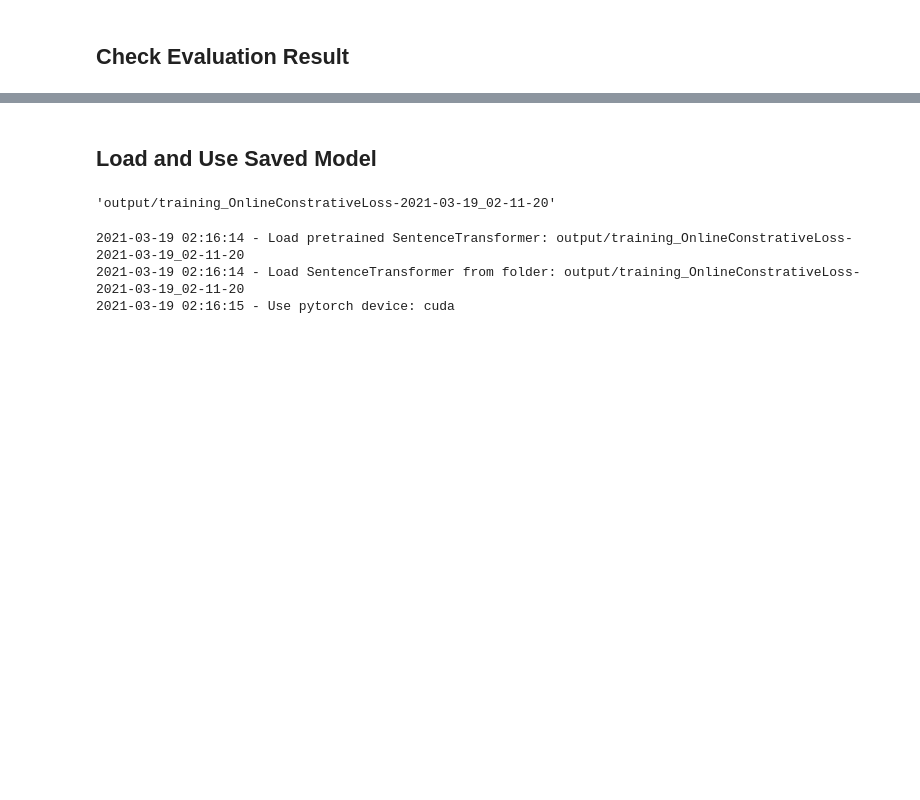
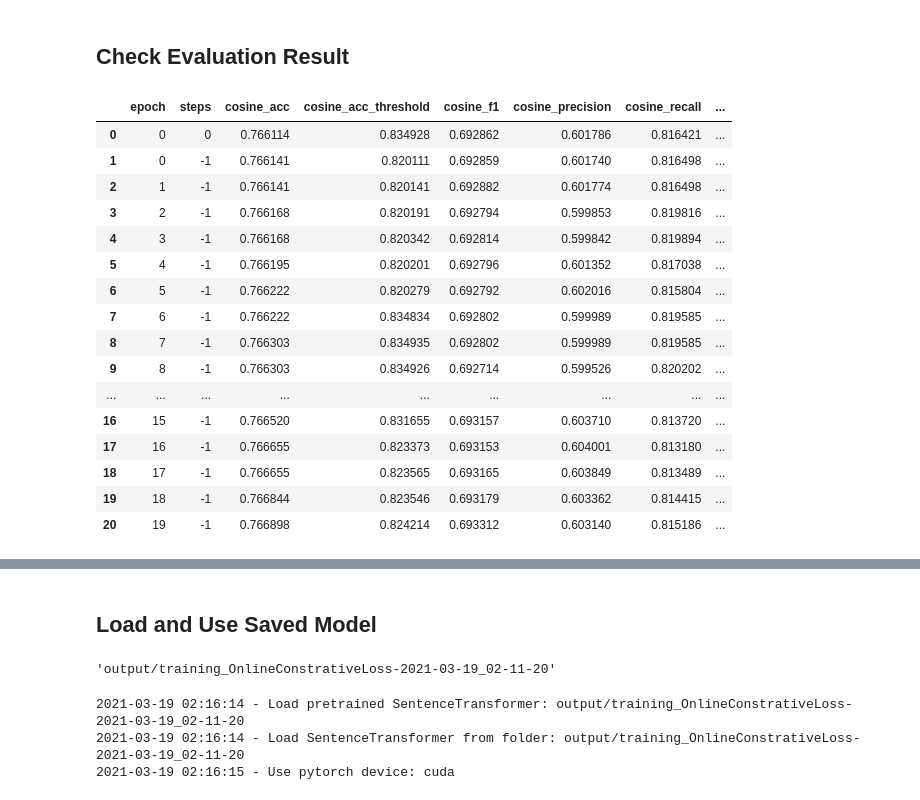
Before and after one commit to dk-wei/super-duper-transformer, a Jupyter notebook: Sentence_Transformers_(Siamese_Network_+_Bert)_Modeling_ipynb.ipynb, the cells around one changed output, grey strips where cells are left out. Cells and saved outputs as stored; diff of their text form; code cells hidden in the pictures; blank space fills up the shorter version.

```diff
--- a/Sentence_Transformers_(Siamese_Network_+_Bert)_Modeling_ipynb.ipynb
+++ b/Sentence_Transformers_(Siamese_Network_+_Bert)_Modeling_ipynb.ipynb
@@ -843,5 +844,25 @@ model.fit(train_objectives=[(train_dataloader, train_loss)],
 # %% [markdown]
 ## Check Evaluation Result
+# %%
+eval
+# %% [output]
+|  | epoch | steps | cosine_acc | cosine_acc_threshold | cosine_f1 | cosine_precision | cosine_recall | ... |
+| 0 | 0 | 0 | 0.766114 | 0.834928 | 0.692862 | 0.601786 | 0.816421 | ... |
+| 1 | 0 | -1 | 0.766141 | 0.820111 | 0.692859 | 0.601740 | 0.816498 | ... |
+| 2 | 1 | -1 | 0.766141 | 0.820141 | 0.692882 | 0.601774 | 0.816498 | ... |
+| 3 | 2 | -1 | 0.766168 | 0.820191 | 0.692794 | 0.599853 | 0.819816 | ... |
+| 4 | 3 | -1 | 0.766168 | 0.820342 | 0.692814 | 0.599842 | 0.819894 | ... |
+| 5 | 4 | -1 | 0.766195 | 0.820201 | 0.692796 | 0.601352 | 0.817038 | ... |
+| 6 | 5 | -1 | 0.766222 | 0.820279 | 0.692792 | 0.602016 | 0.815804 | ... |
+| 7 | 6 | -1 | 0.766222 | 0.834834 | 0.692802 | 0.599989 | 0.819585 | ... |
+| 8 | 7 | -1 | 0.766303 | 0.834935 | 0.692802 | 0.599989 | 0.819585 | ... |
+| 9 | 8 | -1 | 0.766303 | 0.834926 | 0.692714 | 0.599526 | 0.820202 | ... |
+| ... | ... | ... | ... | ... | ... | ... | ... | ... |
+| 16 | 15 | -1 | 0.766520 | 0.831655 | 0.693157 | 0.603710 | 0.813720 | ... |
+| 17 | 16 | -1 | 0.766655 | 0.823373 | 0.693153 | 0.604001 | 0.813180 | ... |
+| 18 | 17 | -1 | 0.766655 | 0.823565 | 0.693165 | 0.603849 | 0.813489 | ... |
+| 19 | 18 | -1 | 0.766844 | 0.823546 | 0.693179 | 0.603362 | 0.814415 | ... |
+| 20 | 19 | -1 | 0.766898 | 0.824214 | 0.693312 | 0.603140 | 0.815186 | ... |
 # %%
 import pandas as pd
 
```
Also changed, not shown: parts of 3 cells of this notebook.
